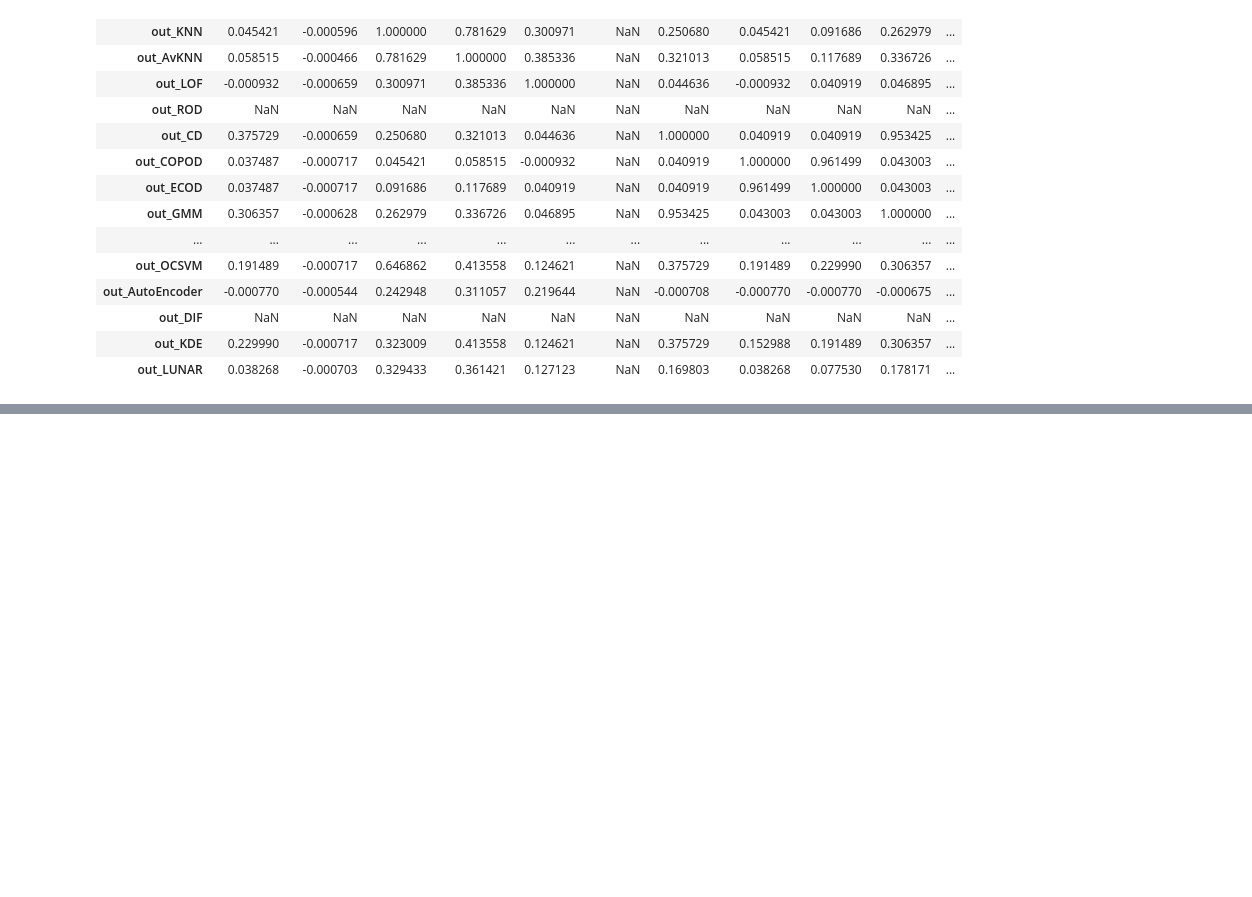
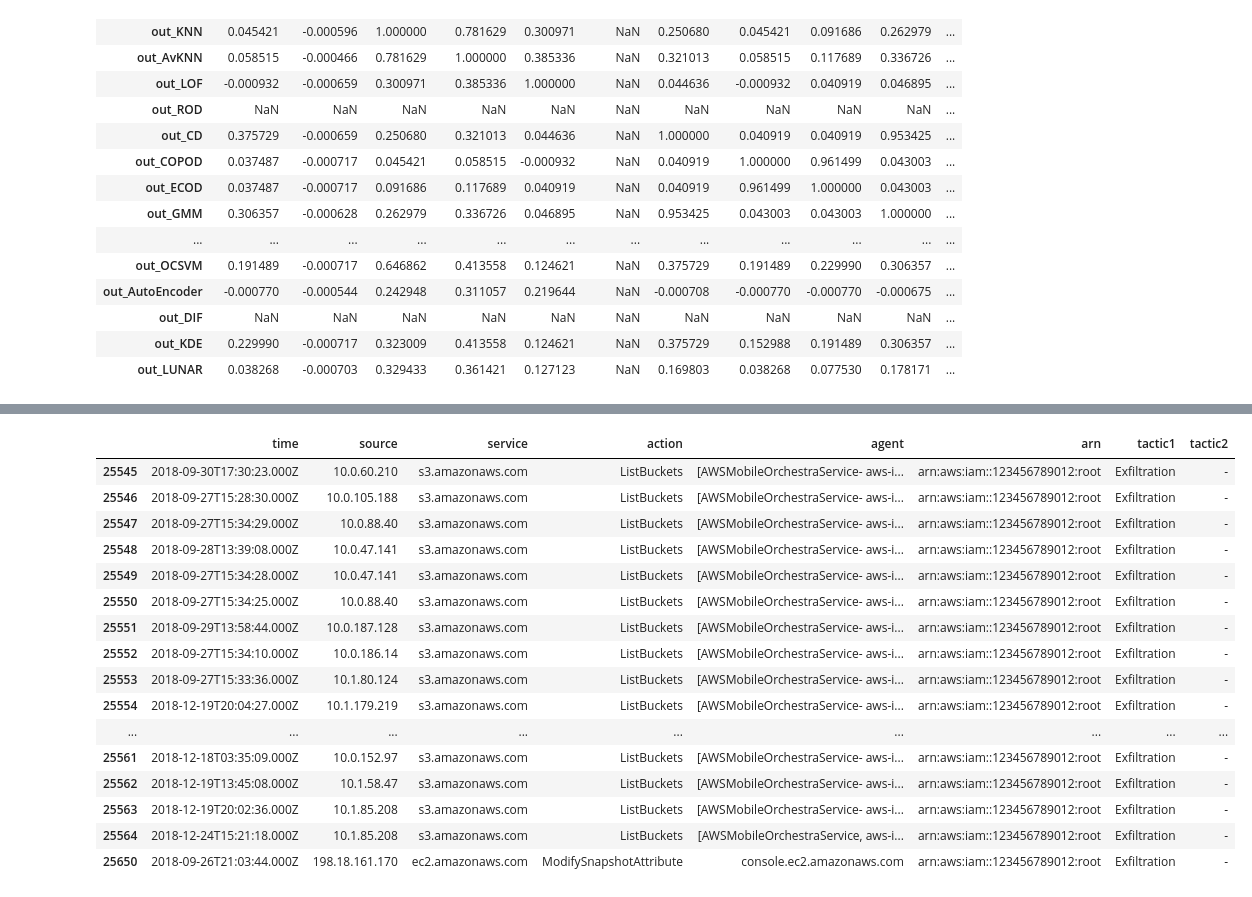
Before and after one commit to cyberdyne-ventures/dune, a Jupyter notebook: Jupyter/AD-without-PCA.ipynb, the cells around one changed output, grey strips where cells are left out. Saved outputs shown, nothing was run; the diff lists cells and outputs as text; code cells hidden in the pictures; blank space fills up the shorter version.

```diff
--- a/Jupyter/AD-without-PCA.ipynb
+++ b/Jupyter/AD-without-PCA.ipynb
@@ -519,0 +496,23 @@ subset
+# %%
+# Take Exfiltration events
+exfil = ddf[ddf['tactic1'] == 'Exfiltration']
+# Printing the filtered DataFrame
+exfil
+# %% [output]
+|  | time | source | service | action | agent | arn | tactic1 | tactic2 |
+| 25545 | 2018-09-30T17:30:23.000Z | 10.0.60.210 | s3.amazonaws.com | ListBuckets | [AWSMobileOrchestraService- aws-i... | arn:aws:iam::123456789012:root | Exfiltration | - |
+| 25546 | 2018-09-27T15:28:30.000Z | 10.0.105.188 | s3.amazonaws.com | ListBuckets | [AWSMobileOrchestraService- aws-i... | arn:aws:iam::123456789012:root | Exfiltration | - |
+| 25547 | 2018-09-27T15:34:29.000Z | 10.0.88.40 | s3.amazonaws.com | ListBuckets | [AWSMobileOrchestraService- aws-i... | arn:aws:iam::123456789012:root | Exfiltration | - |
+| 25548 | 2018-09-28T13:39:08.000Z | 10.0.47.141 | s3.amazonaws.com | ListBuckets | [AWSMobileOrchestraService- aws-i... | arn:aws:iam::123456789012:root | Exfiltration | - |
+| 25549 | 2018-09-27T15:34:28.000Z | 10.0.47.141 | s3.amazonaws.com | ListBuckets | [AWSMobileOrchestraService- aws-i... | arn:aws:iam::123456789012:root | Exfiltration | - |
+| 25550 | 2018-09-27T15:34:25.000Z | 10.0.88.40 | s3.amazonaws.com | ListBuckets | [AWSMobileOrchestraService- aws-i... | arn:aws:iam::123456789012:root | Exfiltration | - |
+| 25551 | 2018-09-29T13:58:44.000Z | 10.0.187.128 | s3.amazonaws.com | ListBuckets | [AWSMobileOrchestraService- aws-i... | arn:aws:iam::123456789012:root | Exfiltration | - |
+| 25552 | 2018-09-27T15:34:10.000Z | 10.0.186.14 | s3.amazonaws.com | ListBuckets | [AWSMobileOrchestraService- aws-i... | arn:aws:iam::123456789012:root | Exfiltration | - |
+| 25553 | 2018-09-27T15:33:36.000Z | 10.1.80.124 | s3.amazonaws.com | ListBuckets | [AWSMobileOrchestraService- aws-i... | arn:aws:iam::123456789012:root | Exfiltration | - |
+| 25554 | 2018-12-19T20:04:27.000Z | 10.1.179.219 | s3.amazonaws.com | ListBuckets | [AWSMobileOrchestraService- aws-i... | arn:aws:iam::123456789012:root | Exfiltration | - |
+| ... | ... | ... | ... | ... | ... | ... | ... | ... |
+| 25561 | 2018-12-18T03:35:09.000Z | 10.0.152.97 | s3.amazonaws.com | ListBuckets | [AWSMobileOrchestraService- aws-i... | arn:aws:iam::123456789012:root | Exfiltration | - |
+| 25562 | 2018-12-19T13:45:08.000Z | 10.1.58.47 | s3.amazonaws.com | ListBuckets | [AWSMobileOrchestraService- aws-i... | arn:aws:iam::123456789012:root | Exfiltration | - |
+| 25563 | 2018-12-19T20:02:36.000Z | 10.1.85.208 | s3.amazonaws.com | ListBuckets | [AWSMobileOrchestraService- aws-i... | arn:aws:iam::123456789012:root | Exfiltration | - |
+| 25564 | 2018-12-24T15:21:18.000Z | 10.1.85.208 | s3.amazonaws.com | ListBuckets | [AWSMobileOrchestraService, aws-i... | arn:aws:iam::123456789012:root | Exfiltration | - |
+| 25650 | 2018-09-26T21:03:44.000Z | 198.18.161.170 | ec2.amazonaws.com | ModifySnapshotAttribute | console.ec2.amazonaws.com | arn:aws:iam::123456789012:root | Exfiltration | - |
```
Also changed, not shown: parts of 7 cells of this notebook, 1 other file.
